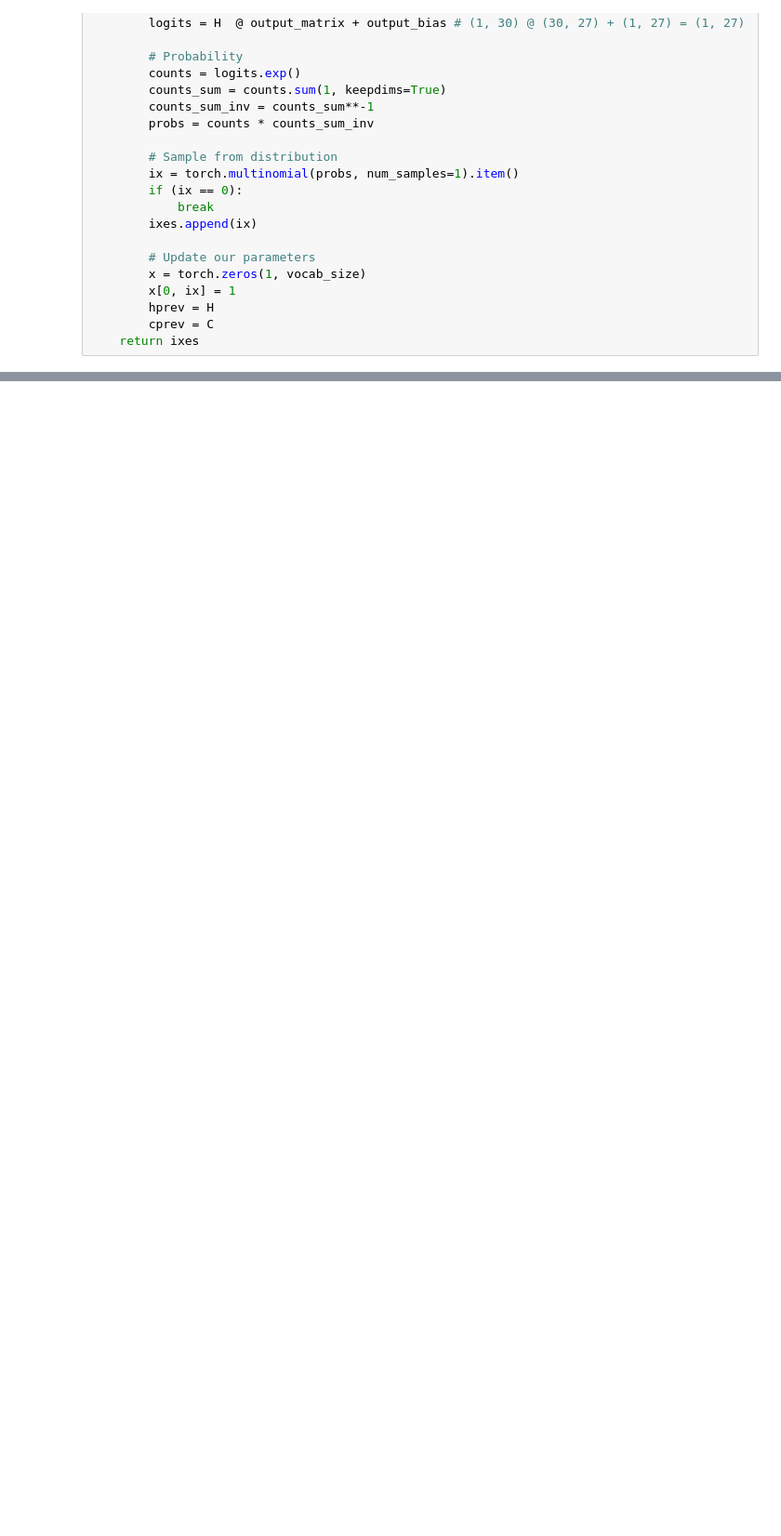
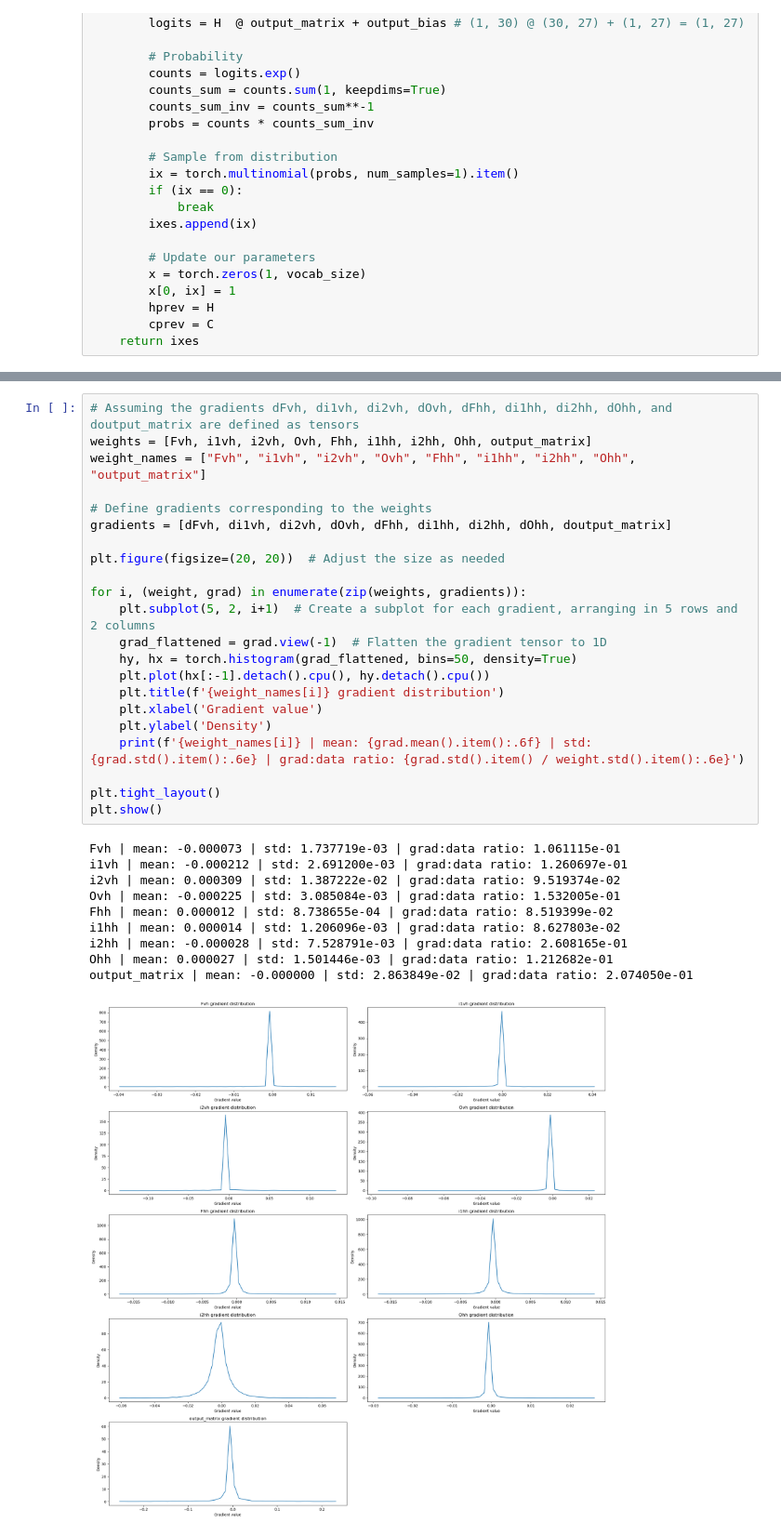
Before and after one commit to kennykguo/deep-learning-from-scratch, a Jupyter notebook: py_LSTM/LSTM-1batch.ipynb, the cells around one changed output, grey strips where cells are left out. Shown at 93% size. Drawn from its saved outputs; the diff is of its cells as text; blank space fills up the shorter version.

```diff
--- a/py_LSTM/LSTM-1batch.ipynb
+++ b/py_LSTM/LSTM-1batch.ipynb
@@ -476,0 +443,33 @@ plt.show()
+# %%
+# Assuming the gradients dFvh, di1vh, di2vh, dOvh, dFhh, di1hh, di2hh, dOhh, and doutput_matrix are defined as tensors
+weights = [Fvh, i1vh, i2vh, Ovh, Fhh, i1hh, i2hh, Ohh, output_matrix]
+weight_names = ["Fvh", "i1vh", "i2vh", "Ovh", "Fhh", "i1hh", "i2hh", "Ohh", "output_matrix"]
+
+# Define gradients corresponding to the weights
+gradients = [dFvh, di1vh, di2vh, dOvh, dFhh, di1hh, di2hh, dOhh, doutput_matrix]
+
+plt.figure(figsize=(20, 20))  # Adjust the size as needed
+
+for i, (weight, grad) in enumerate(zip(weights, gradients)):
+    plt.subplot(5, 2, i+1)  # Create a subplot for each gradient, arranging in 5 rows and 2 columns
+    grad_flattened = grad.view(-1)  # Flatten the gradient tensor to 1D
+    hy, hx = torch.histogram(grad_flattened, bins=50, density=True)
+    plt.plot(hx[:-1].detach().cpu(), hy.detach().cpu())
+    plt.title(f'{weight_names[i]} gradient distribution')
+    plt.xlabel('Gradient value')
+    plt.ylabel('Density')
+    print(f'{weight_names[i]} | mean: {grad.mean().item():.6f} | std: {grad.std().item():.6e} | grad:data ratio: {grad.std().item() / weight.std().item():.6e}')
+
+plt.tight_layout()
+plt.show()
+# %% [output]
+Fvh | mean: -0.000073 | std: 1.737719e-03 | grad:data ratio: 1.061115e-01
+i1vh | mean: -0.000212 | std: 2.691200e-03 | grad:data ratio: 1.260697e-01
+i2vh | mean: 0.000309 | std: 1.387222e-02 | grad:data ratio: 9.519374e-02
+Ovh | mean: -0.000225 | std: 3.085084e-03 | grad:data ratio: 1.532005e-01
+Fhh | mean: 0.000012 | std: 8.738655e-04 | grad:data ratio: 8.519399e-02
+i1hh | mean: 0.000014 | std: 1.206096e-03 | grad:data ratio: 8.627803e-02
+i2hh | mean: -0.000028 | std: 7.528791e-03 | grad:data ratio: 2.608165e-01
+Ohh | mean: 0.000027 | std: 1.501446e-03 | grad:data ratio: 1.212682e-01
+output_matrix | mean: -0.000000 | std: 2.863849e-02 | grad:data ratio: 2.074050e-01
+[figure, added]
```
Also changed, not shown: parts of 9 cells of this notebook, 1 other file.
